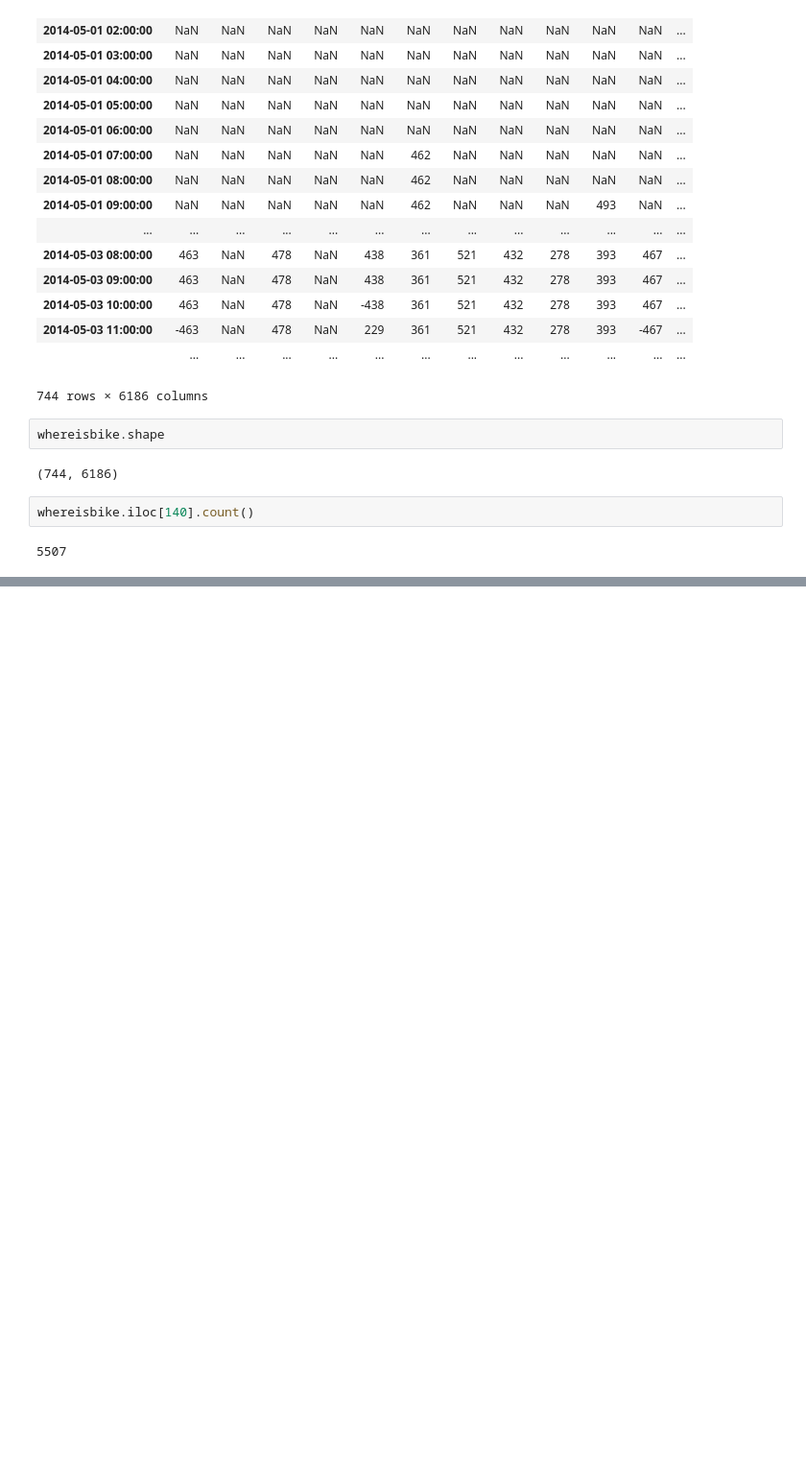
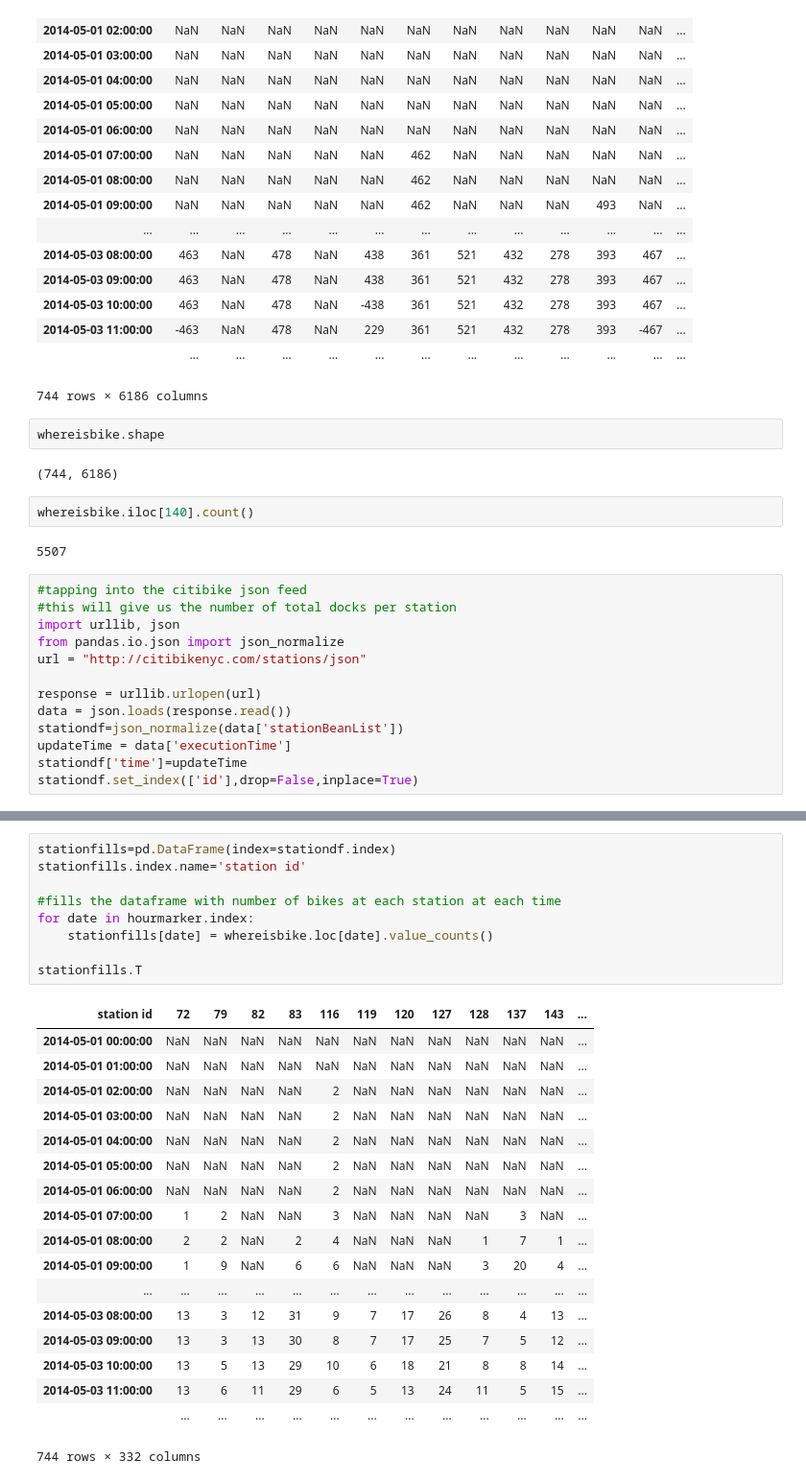
Before and after one commit to deenapatel/citibike, a Jupyter notebook: Citibike.ipynb, the cells around one changed output, grey strips where cells are left out. Shown: that part at 96% size. Drawn from its saved outputs; the diff is of its cells as text; blank space fills up the shorter version.

Commit message:
added number of available bikes/docks

```diff
--- a/Citibike.ipynb
+++ b/Citibike.ipynb
@@ -139,3 +139,16 @@ whereisbike.shape
 whereisbike.iloc[140].count()
 # %% [output]
 5507
+# %%
+#tapping into the citibike json feed
+#this will give us the number of total docks per station
+import urllib, json
+from pandas.io.json import json_normalize
+url = "http://citibikenyc.com/stations/json"
+
+response = urllib.urlopen(url)
+data = json.loads(response.read())
+stationdf=json_normalize(data['stationBeanList'])
+updateTime = data['executionTime']
+stationdf['time']=updateTime
+stationdf.set_index(['id'],drop=False,inplace=True)
@@ -141,0 +197,28 @@ whereisbike.iloc[140].count()
+# %%
+stationfills=pd.DataFrame(index=stationdf.index)
+stationfills.index.name='station id'
+
+#fills the dataframe with number of bikes at each station at each time
+for date in hourmarker.index:
+    stationfills[date] = whereisbike.loc[date].value_counts()
+
+stationfills.T
+# %% [output]
+| station id | 72 | 79 | 82 | 83 | 116 | 119 | 120 | 127 | 128 | 137 | 143 | ... |
+| 2014-05-01 00:00:00 | NaN | NaN | NaN | NaN | NaN | NaN | NaN | NaN | NaN | NaN | NaN | ... |
+| 2014-05-01 01:00:00 | NaN | NaN | NaN | NaN | NaN | NaN | NaN | NaN | NaN | NaN | NaN | ... |
+| 2014-05-01 02:00:00 | NaN | NaN | NaN | NaN | 2 | NaN | NaN | NaN | NaN | NaN | NaN | ... |
+| 2014-05-01 03:00:00 | NaN | NaN | NaN | NaN | 2 | NaN | NaN | NaN | NaN | NaN | NaN | ... |
+| 2014-05-01 04:00:00 | NaN | NaN | NaN | NaN | 2 | NaN | NaN | NaN | NaN | NaN | NaN | ... |
+| 2014-05-01 05:00:00 | NaN | NaN | NaN | NaN | 2 | NaN | NaN | NaN | NaN | NaN | NaN | ... |
+| 2014-05-01 06:00:00 | NaN | NaN | NaN | NaN | 2 | NaN | NaN | NaN | NaN | NaN | NaN | ... |
+| 2014-05-01 07:00:00 | 1 | 2 | NaN | NaN | 3 | NaN | NaN | NaN | NaN | 3 | NaN | ... |
+| 2014-05-01 08:00:00 | 2 | 2 | NaN | 2 | 4 | NaN | NaN | NaN | 1 | 7 | 1 | ... |
+| 2014-05-01 09:00:00 | 1 | 9 | NaN | 6 | 6 | NaN | NaN | NaN | 3 | 20 | 4 | ... |
+| ... | ... | ... | ... | ... | ... | ... | ... | ... | ... | ... | ... | ... |
+| 2014-05-03 08:00:00 | 13 | 3 | 12 | 31 | 9 | 7 | 17 | 26 | 8 | 4 | 13 | ... |
+| 2014-05-03 09:00:00 | 13 | 3 | 13 | 30 | 8 | 7 | 17 | 25 | 7 | 5 | 12 | ... |
+| 2014-05-03 10:00:00 | 13 | 5 | 13 | 29 | 10 | 6 | 18 | 21 | 8 | 8 | 14 | ... |
+| 2014-05-03 11:00:00 | 13 | 6 | 11 | 29 | 6 | 5 | 13 | 24 | 11 | 5 | 15 | ... |
+|  | ... | ... | ... | ... | ... | ... | ... | ... | ... | ... | ... | ... |
+744 rows × 332 columns
```
Also changed, not shown: parts of 4 cells of this notebook.
